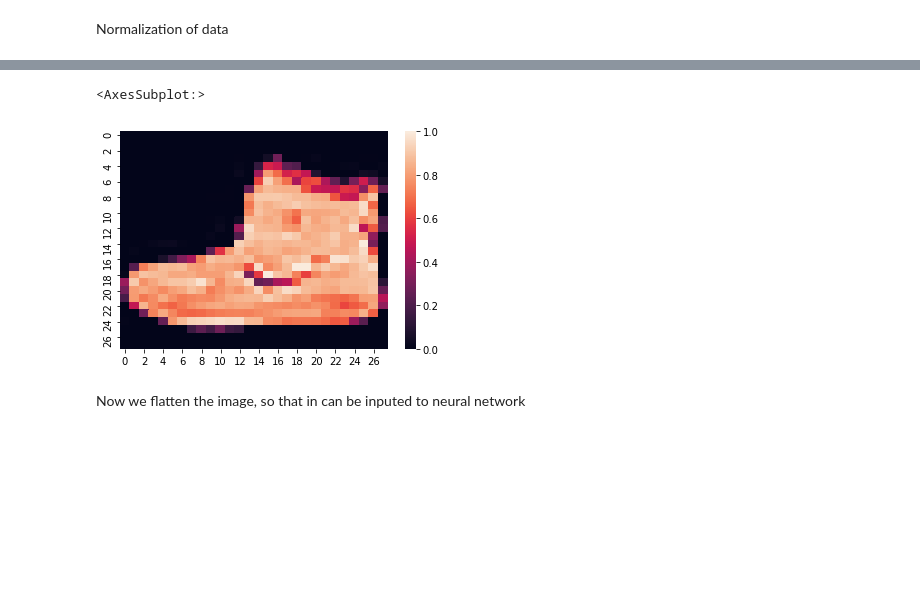
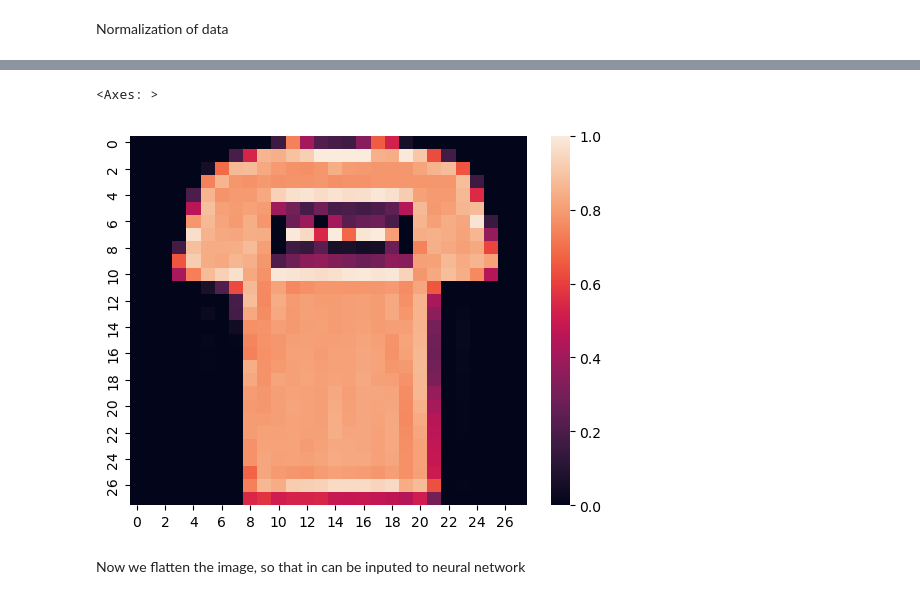
Before and after one commit to JanGorczynski/Image-recognition-fashion-mnist, a Jupyter notebook: Image recognition.ipynb, the cells around one changed output, grey strips where cells are left out. Drawn from its saved outputs; the diff is of its cells as text; code cells hidden in the pictures; blank space fills up the shorter version.

```diff
--- a/Image recognition.ipynb
+++ b/Image recognition.ipynb
@@ -87,10 +87,10 @@ print(X_train[0])
   0.         0.         0.         0.         0.         0.
   0.         0.         0.         0.        ]]
 # %%
-sns.heatmap(X_train[0])
+sns.heatmap(X_train[1])
 # %% [output]
-<AxesSubplot:>
+<Axes: >
-[figure, old version]
+[figure, new version]
 # %% [markdown]
 Now we flatten the image, so that in can be inputed to neural network
 # %%
```
Also changed, not shown: parts of 40 cells of this notebook.
